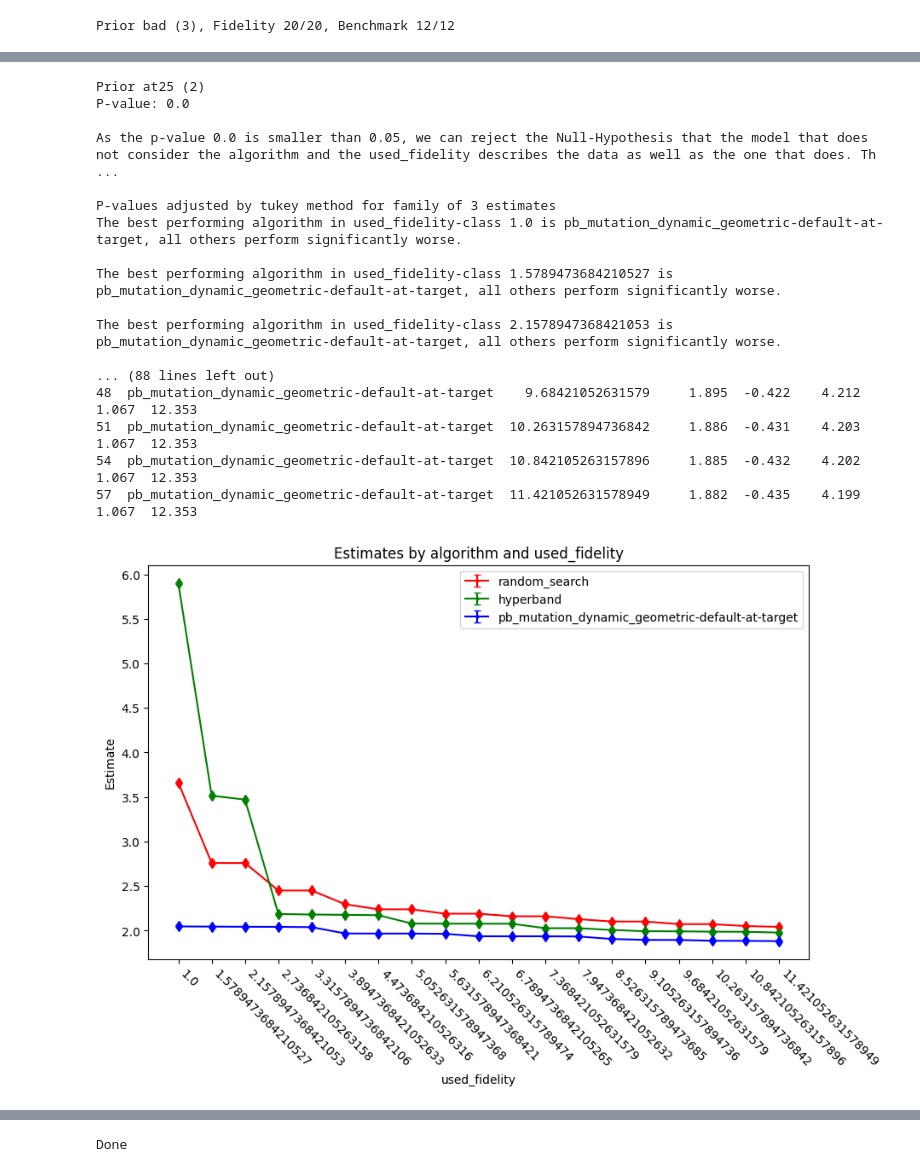
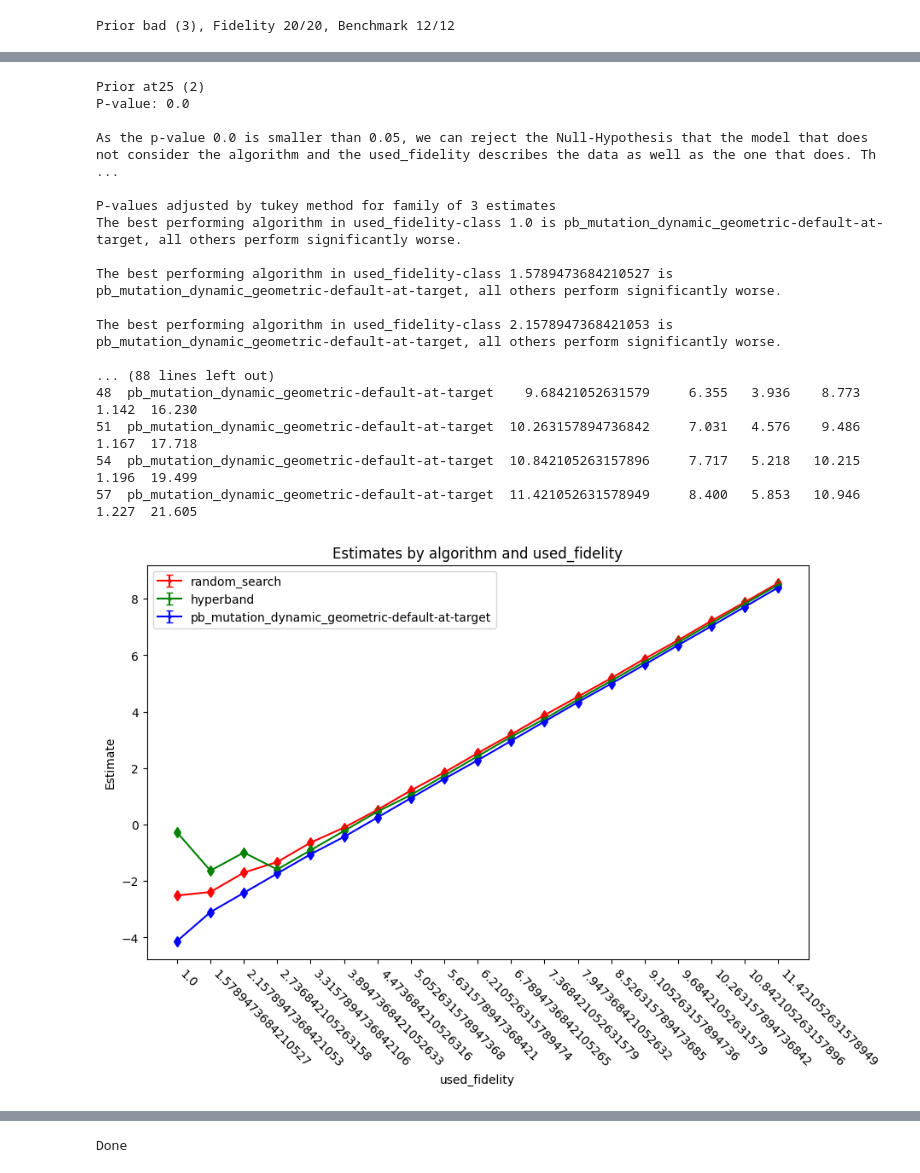
Before and after one commit to automl-private/significance_analysis, a Jupyter notebook: 1_11_to_7_11/fig5_lmem_binned.ipynb, the cells around one changed output, grey strips where cells are left out. Cells and saved outputs as stored; diff of their text form; code cells hidden in the pictures.

```diff
--- a/1_11_to_7_11/fig5_lmem_binned.ipynb
+++ b/1_11_to_7_11/fig5_lmem_binned.ipynb
@@ -94,7 +94,7 @@ result_dict={}
 for p_n,priortype in enumerate(fig5["priors"]):
     print(f"Prior {priortype} ({p_n+1})")
     #fig5["dataset"][priortype]=fig5["dataset"][priortype].replace({"algorithm": label_dict,"benchmark": label_dict})
-    result_dict[priortype]=conduct_analysis(fig5["dataset"][priortype],"value","algorithm","benchmark","used_fidelity",fidelity="used_fidelity",continuous_fidelity=False,show_plots=True,verbosity=1)[1]
+    result_dict[priortype]=conduct_analysis(fig5["dataset"][priortype],"value","algorithm","benchmark","used_fidelity",fidelity="used_fidelity",continuous_fidelity=True,show_plots=True,verbosity=1)[1]
 print("Done")
 # %% [output]
 Prior good+bad (1)
@@ -118,21 +118,21 @@ The best performing algorithm in used_fidelity-class 2.1578947368421053 is rando
 Prior at25 (2)
 P-value: 0.0
 
 As the p-value 0.0 is smaller than 0.05, we can reject the Null-Hypothesis that the model that does not consider the algorithm and the used_fidelity describes the data as well as the one that does. Th ...
 
 P-values adjusted by tukey method for family of 3 estimates
 The best performing algorithm in used_fidelity-class 1.0 is pb_mutation_dynamic_geometric-default-at-target, all others perform significantly worse.
 
 The best performing algorithm in used_fidelity-class 1.5789473684210527 is pb_mutation_dynamic_geometric-default-at-target, all others perform significantly worse.
 
 The best performing algorithm in used_fidelity-class 2.1578947368421053 is pb_mutation_dynamic_geometric-default-at-target, all others perform significantly worse.
 
 ... (88 lines left out)
-48  pb_mutation_dynamic_geometric-default-at-target    9.68421052631579     1.895  -0.422    4.212  1.067  12.353
-51  pb_mutation_dynamic_geometric-default-at-target  10.263157894736842     1.886  -0.431    4.203  1.067  12.353
-54  pb_mutation_dynamic_geometric-default-at-target  10.842105263157896     1.885  -0.432    4.202  1.067  12.353
-57  pb_mutation_dynamic_geometric-default-at-target  11.421052631578949     1.882  -0.435    4.199  1.067  12.353
+48  pb_mutation_dynamic_geometric-default-at-target    9.68421052631579     6.355   3.936    8.773  1.142  16.230
+51  pb_mutation_dynamic_geometric-default-at-target  10.263157894736842     7.031   4.576    9.486  1.167  17.718
+54  pb_mutation_dynamic_geometric-default-at-target  10.842105263157896     7.717   5.218   10.215  1.196  19.499
+57  pb_mutation_dynamic_geometric-default-at-target  11.421052631578949     8.400   5.853   10.946  1.227  21.605
-[figure, old version]
+[figure, new version]
 Prior bad (3)
 P-value: 0.0
 
```
Also changed, not shown: parts of 2 cells of this notebook, 3 other files.
